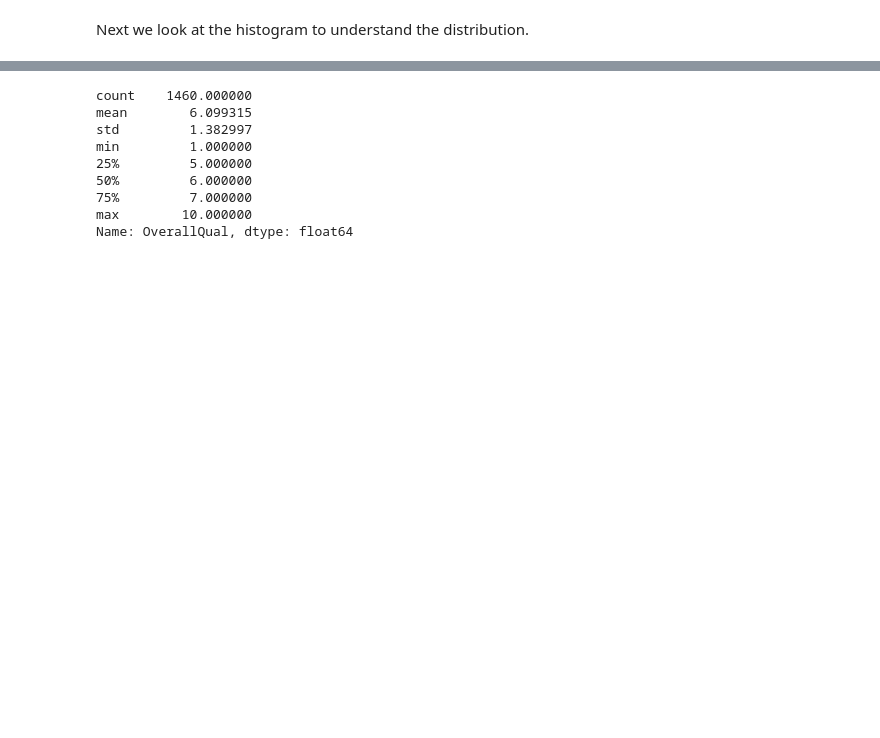
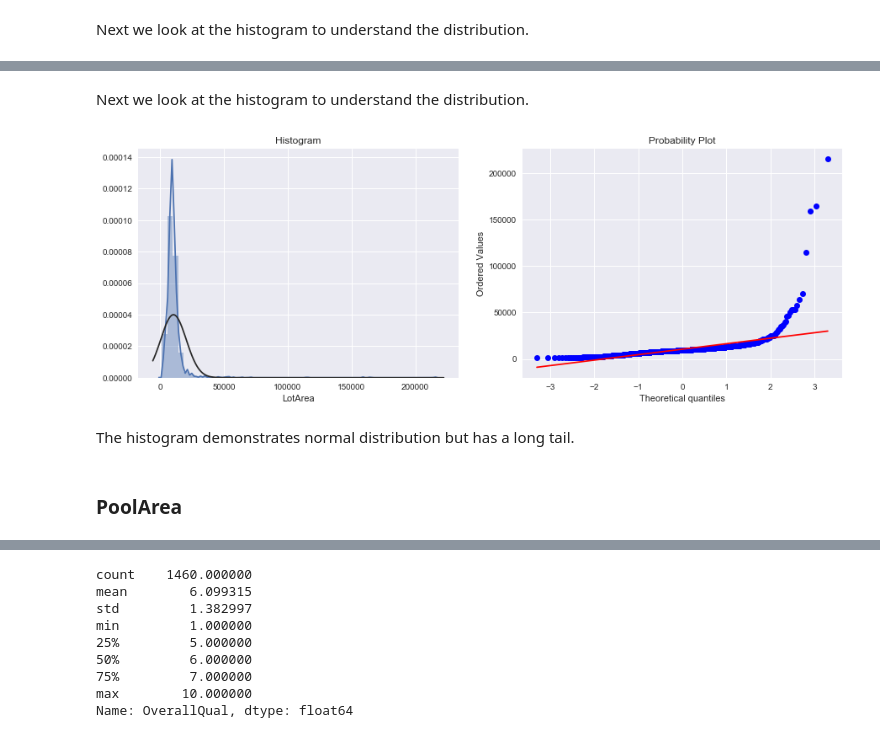
Before and after one commit to ansjory/w207_project, a Jupyter notebook: Kaggle_House_Prices/Mlaire_final.ipynb, the cells around one changed output, grey strips where cells are left out. Drawn from its saved outputs; the diff is of its cells as text; code cells hidden in the pictures; blank space fills up the shorter version.

```diff
--- a/Kaggle_House_Prices/Mlaire_final.ipynb
+++ b/Kaggle_House_Prices/Mlaire_final.ipynb
@@ -411,0 +446,16 @@ g = stats.probplot(train['GrLivArea'], plot=plt)
+# %% [markdown]
+Next we look at the histogram to understand the distribution.
+# %%
+# Histogram and normal probability plot
+plt.subplots(figsize=(15,5))
+plt.subplot(1,2,1)
+g = sns.distplot(train['LotArea'], fit=norm).set_title("Histogram");
+plt.subplot(1,2,2)
+g = stats.probplot(train['LotArea'], plot=plt)
+# %% [output]
+[figure, added]
+# %% [markdown]
+The histogram demonstrates normal distribution but has a long tail.
+# %% [markdown]
+<a id='poolarea'></a>
+### PoolArea
```
Also changed, not shown: parts of 85 cells of this notebook.
